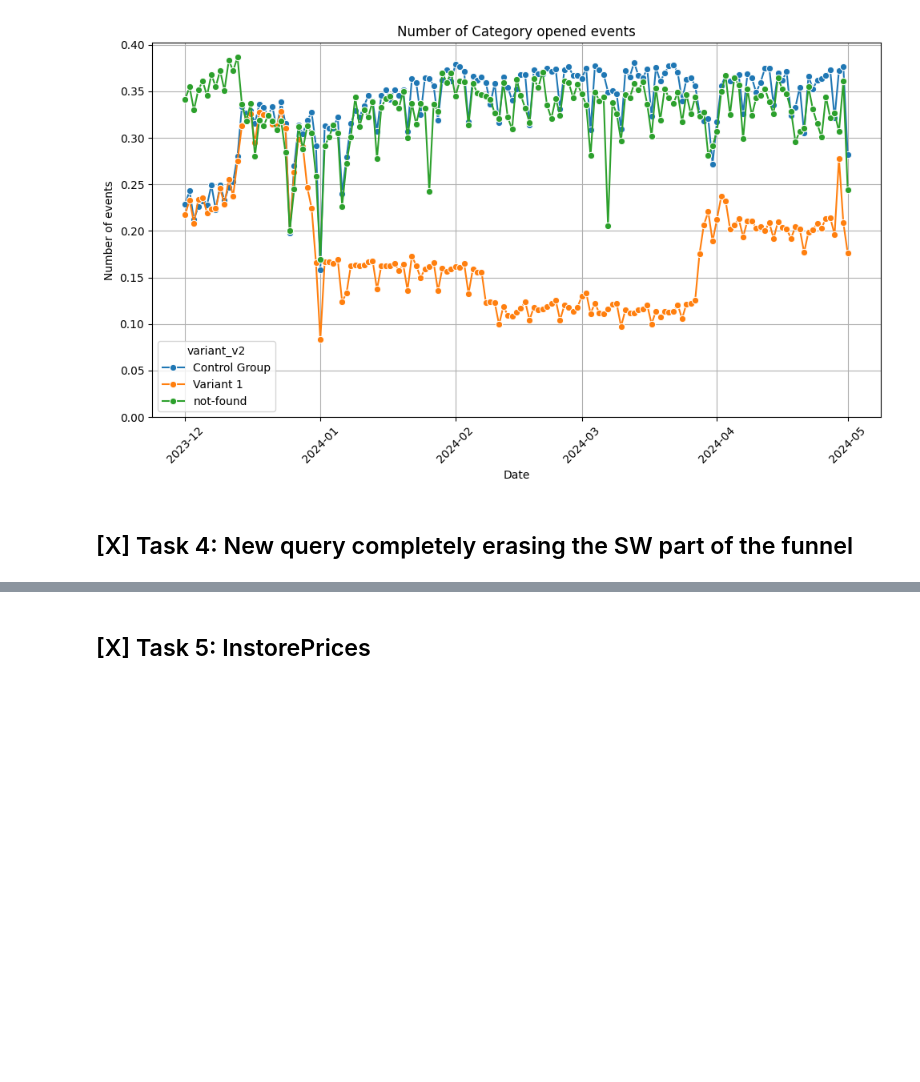
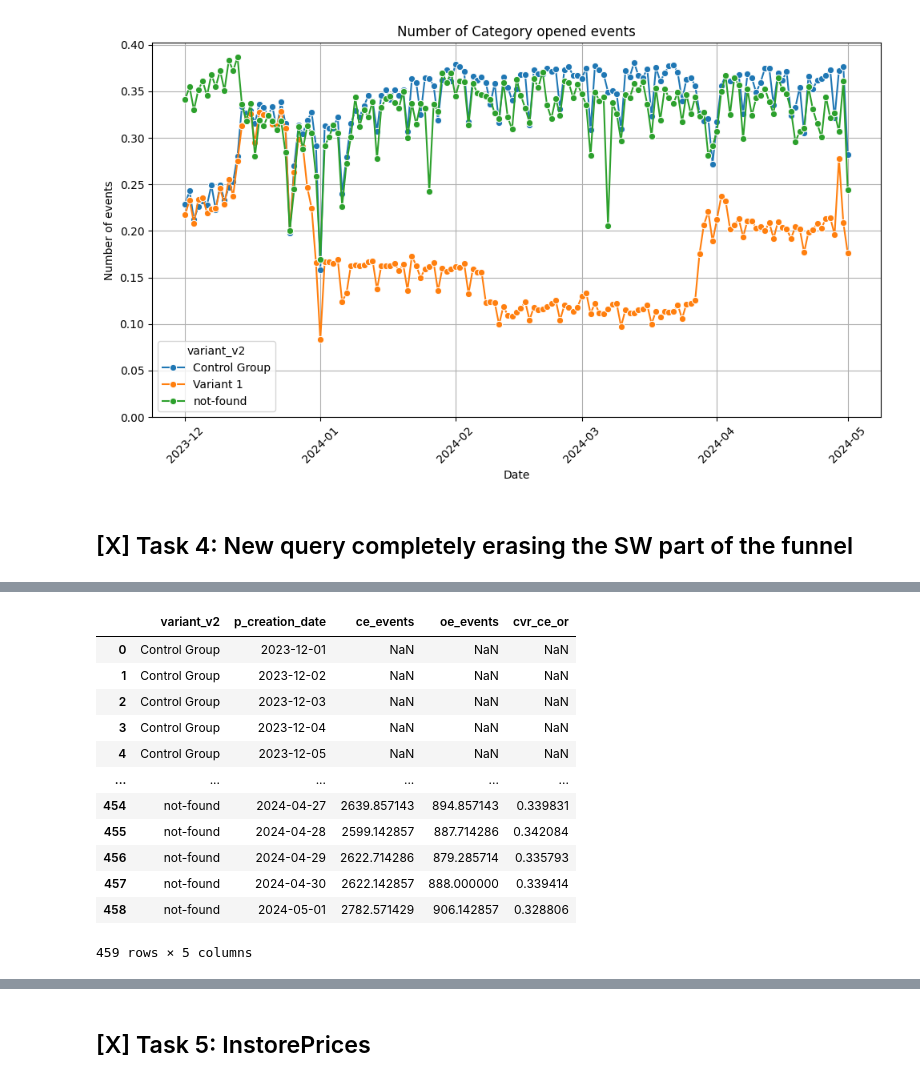
Before and after one commit to JordiCremades4444/central-node, a Jupyter notebook: notebooks/2024_issue_cvr_nsw_vs_old_sw_and_instore_prices/issue_cvr_nsw_vs_old_sw.ipynb, the cells around one changed output, grey strips where cells are left out. Cells and saved outputs as stored; diff of their text form; code cells hidden in the pictures; blank space fills up the shorter version.

```diff
--- a/notebooks/2024_issue_cvr_nsw_vs_old_sw_and_instore_prices/issue_cvr_nsw_vs_old_sw.ipynb
+++ b/notebooks/2024_issue_cvr_nsw_vs_old_sw_and_instore_prices/issue_cvr_nsw_vs_old_sw.ipynb
@@ -511,0 +513,16 @@ plt.show()
+# %%
+rolling_avg
+# %% [output]
+|  | variant_v2 | p_creation_date | ce_events | oe_events | cvr_ce_or |
+| 0 | Control Group | 2023-12-01 | NaN | NaN | NaN |
+| 1 | Control Group | 2023-12-02 | NaN | NaN | NaN |
+| 2 | Control Group | 2023-12-03 | NaN | NaN | NaN |
+| 3 | Control Group | 2023-12-04 | NaN | NaN | NaN |
+| 4 | Control Group | 2023-12-05 | NaN | NaN | NaN |
+| ... | ... | ... | ... | ... | ... |
+| 454 | not-found | 2024-04-27 | 2639.857143 | 894.857143 | 0.339831 |
+| 455 | not-found | 2024-04-28 | 2599.142857 | 887.714286 | 0.342084 |
+| 456 | not-found | 2024-04-29 | 2622.714286 | 879.285714 | 0.335793 |
+| 457 | not-found | 2024-04-30 | 2622.142857 | 888.000000 | 0.339414 |
+| 458 | not-found | 2024-05-01 | 2782.571429 | 906.142857 | 0.328806 |
+459 rows × 5 columns
```
Also changed, not shown: parts of 4 cells of this notebook.
